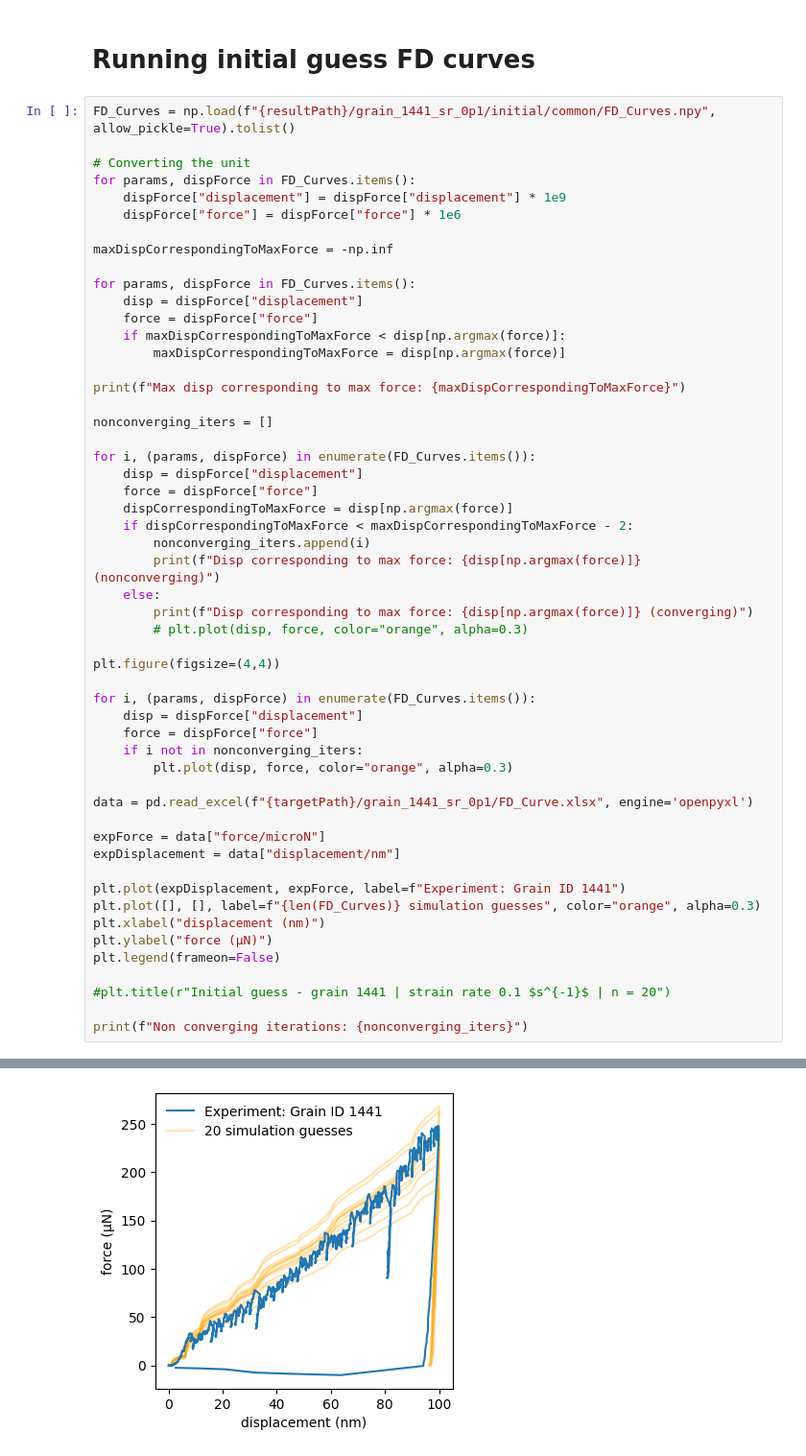
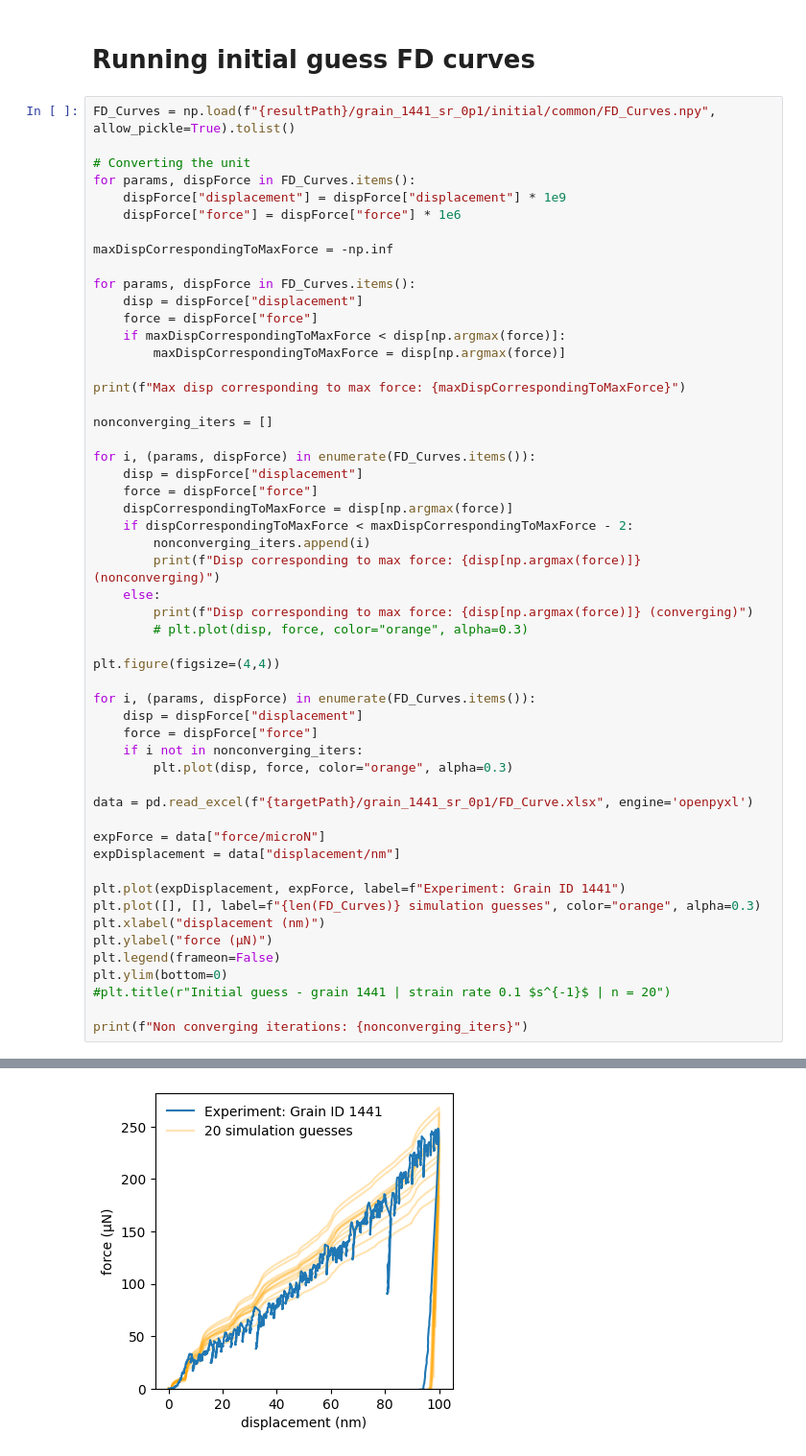
Before and after one commit to LianjGroup/Abaqus-Nanoindentation-Project, a Jupyter notebook: notebooks/plot_FD_Curves.ipynb, the cells around one changed output, grey strips where cells are left out. Shown at 96% size. Saved outputs shown, nothing was run; the diff lists cells and outputs as text.

```diff
--- a/notebooks/plot_FD_Curves.ipynb
+++ b/notebooks/plot_FD_Curves.ipynb
@@ -85,35 +85,35 @@ data = pd.read_excel(f"{targetPath}/grain_1441_sr_0p1/FD_Curve.xlsx", engine='op
 
 expForce = data["force/microN"]
 expDisplacement = data["displacement/nm"]
 
 plt.plot(expDisplacement, expForce, label=f"Experiment: Grain ID 1441")
 plt.plot([], [], label=f"{len(FD_Curves)} simulation guesses", color="orange", alpha=0.3)
 plt.xlabel("displacement (nm)")
 plt.ylabel("force (µN)")
 plt.legend(frameon=False)
-
+plt.ylim(bottom=0)
 #plt.title(r"Initial guess - grain 1441 | strain rate 0.1 $s^{-1}$ | n = 20")
 
 print(f"Non converging iterations: {nonconverging_iters}")
 # %% [output]
 Max disp corresponding to max force: 99.9645
 Disp corresponding to max force: 99.947 (converging)
 Disp corresponding to max force: 0.9532289999999999 (nonconverging)
 Disp corresponding to max force: 99.947 (converging)
 Disp corresponding to max force: 99.947 (converging)
 Disp corresponding to max force: 0.9532289999999999 (nonconverging)
 Disp corresponding to max force: 0.9532289999999999 (nonconverging)
 Disp corresponding to max force: 91.1235 (nonconverging)
 Disp corresponding to max force: 99.947 (converging)
 Disp corresponding to max force: 0.9532289999999999 (nonconverging)
 Disp corresponding to max force: 0.9532289999999999 (nonconverging)
 Disp corresponding to max force: 99.947 (converging)
 ... (6 lines left out)
 Disp corresponding to max force: 0.9532289999999999 (nonconverging)
 Disp corresponding to max force: 99.947 (converging)
 Disp corresponding to max force: 99.947 (converging)
 Non converging iterations: [1, 4, 5, 6, 8, 9, 12, 17]
-[figure, old version]
+[figure, new version]
 # %%
 FD_Curves = np.load(f"{resultPath}/grain_2744_sr_0p1/initial/common/FD_Curves.npy", allow_pickle=True).tolist()
 
```
Also changed, not shown: parts of 5 cells of this notebook.
